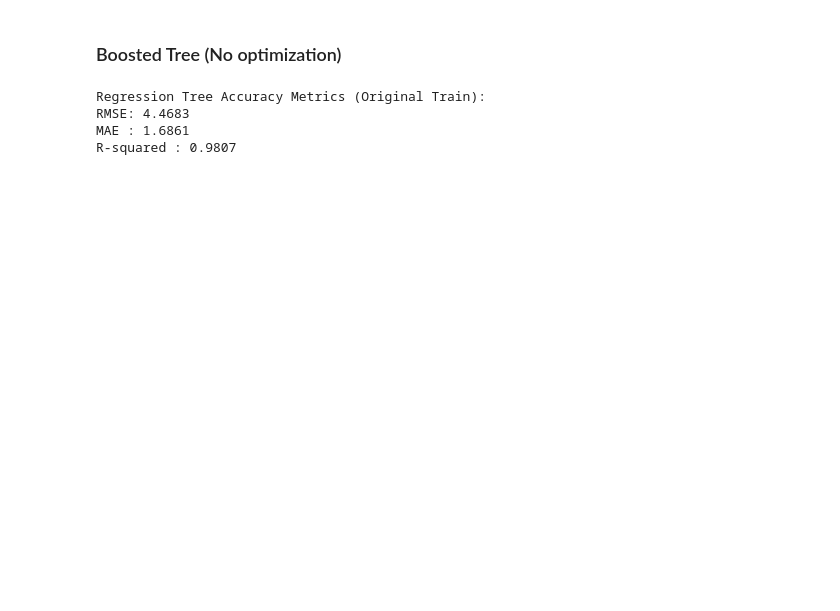
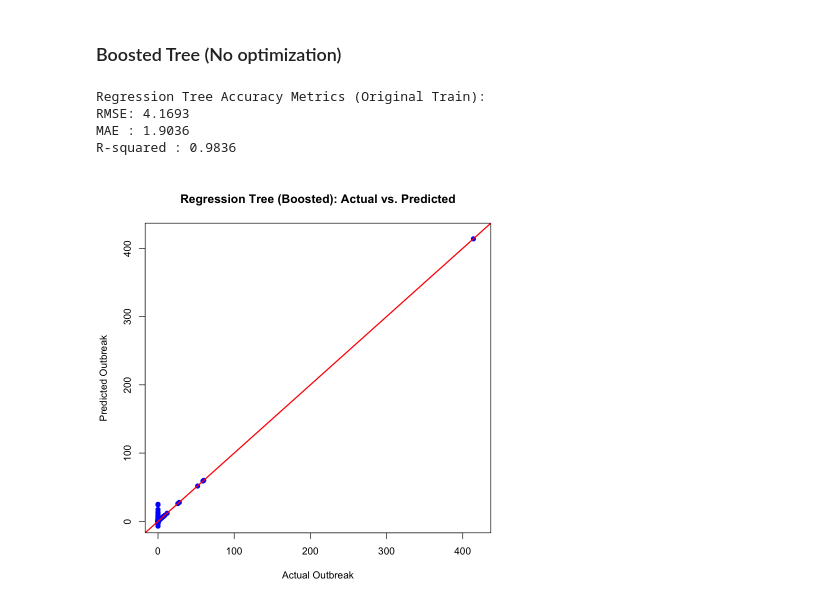
Before and after one commit to aichacamara/Measles-Outbreak-and-Public-Policy-Reluctance, a Jupyter notebook: 2026SU/regression_tree.ipynb, the cells around one changed output. Drawn from its saved outputs; the diff is of its cells as text; code cells hidden in the pictures; blank space fills up the shorter version.

```diff
--- a/2026SU/regression_tree.ipynb
+++ b/2026SU/regression_tree.ipynb
@@ -234,35 +238,36 @@ boost_model <- xgb.train(
     eval_metric = "rmse",
     max_depth = 3,
     eta = 0.1
   ),
   data = dtrain,
   nrounds = 500
 )
 
 # 3. Predict on the ORIGINAL training set
 predictions <- predict(boost_model, ogtrain) # Use dogtrain, not dtrain
 actual_values <- as.numeric(as.character(train$outbreak)) # Pull from original 'train' dataframe
 
 # 4. Calculate metrics (dimensions now match)
 rforest_rmse <- sqrt(mean((actual_values - predictions)^2))
 rforest_mae <- mean(abs(actual_values - predictions))
 rforest_r2 <- cor(actual_values, predictions)^2
 
 # Print results
 cat("Regression Tree Accuracy Metrics (Original Train):\n")
 cat("RMSE:", round(rforest_rmse, 4), "\n")
 cat("MAE :", round(rforest_mae, 4), "\n")
 cat("R-squared :", round(rforest_r2, 4), "\n")
 
 # #Visualize predictions vs actuals
 plot(actual_values, predictions,
-     main = "Regression Tree: Actual vs. Predicted",
+     main = "Regression Tree (Boosted): Actual vs. Predicted",
      xlab = "Actual Outbreak", ylab = "Predicted Outbreak",
-     xlim = c(0, 100), ylim = c(0, 100),
+     xlim = c(0, 420), ylim = c(0, 420),
      pch = 19, col = "blue")
 abline(0, 1, col = "red", lwd = 2) # Perfect prediction reference line
 # %% [output]
 Regression Tree Accuracy Metrics (Original Train):
-RMSE: 4.4683
-MAE : 1.6861
-R-squared : 0.9807
+RMSE: 4.1693
+MAE : 1.9036
+R-squared : 0.9836
+[figure, added]
```
Also changed, not shown: parts of 4 cells of this notebook, 4 other files.
